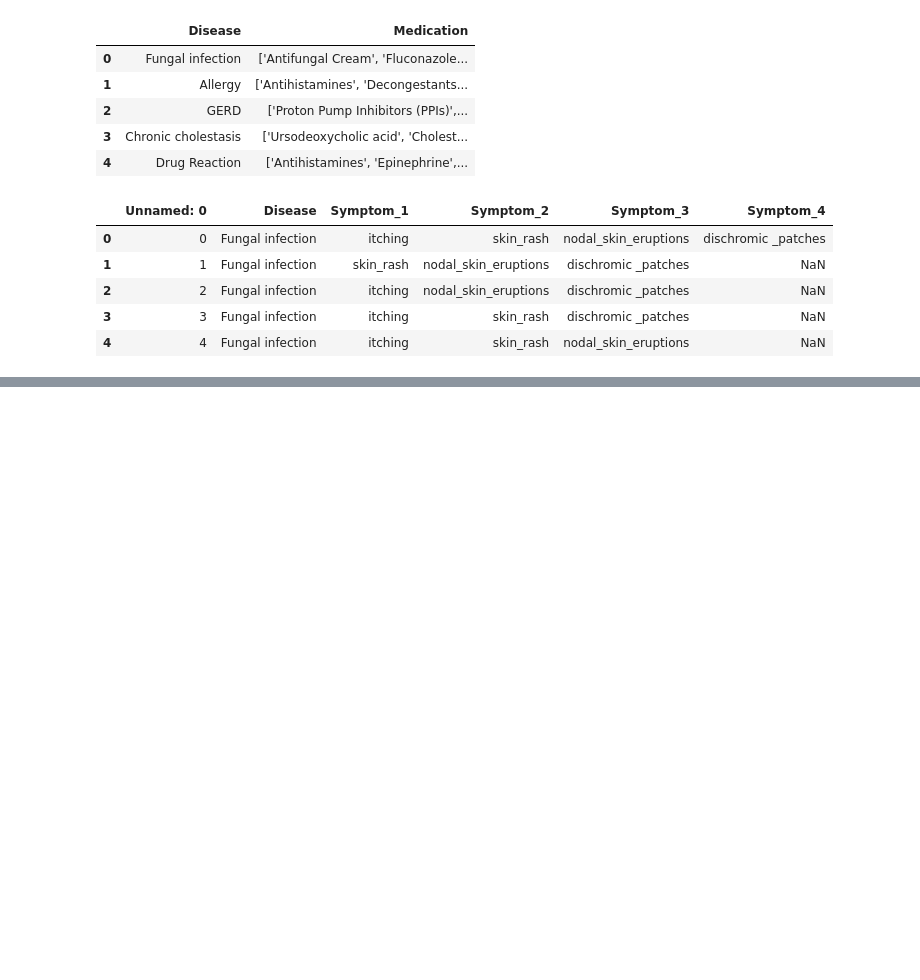
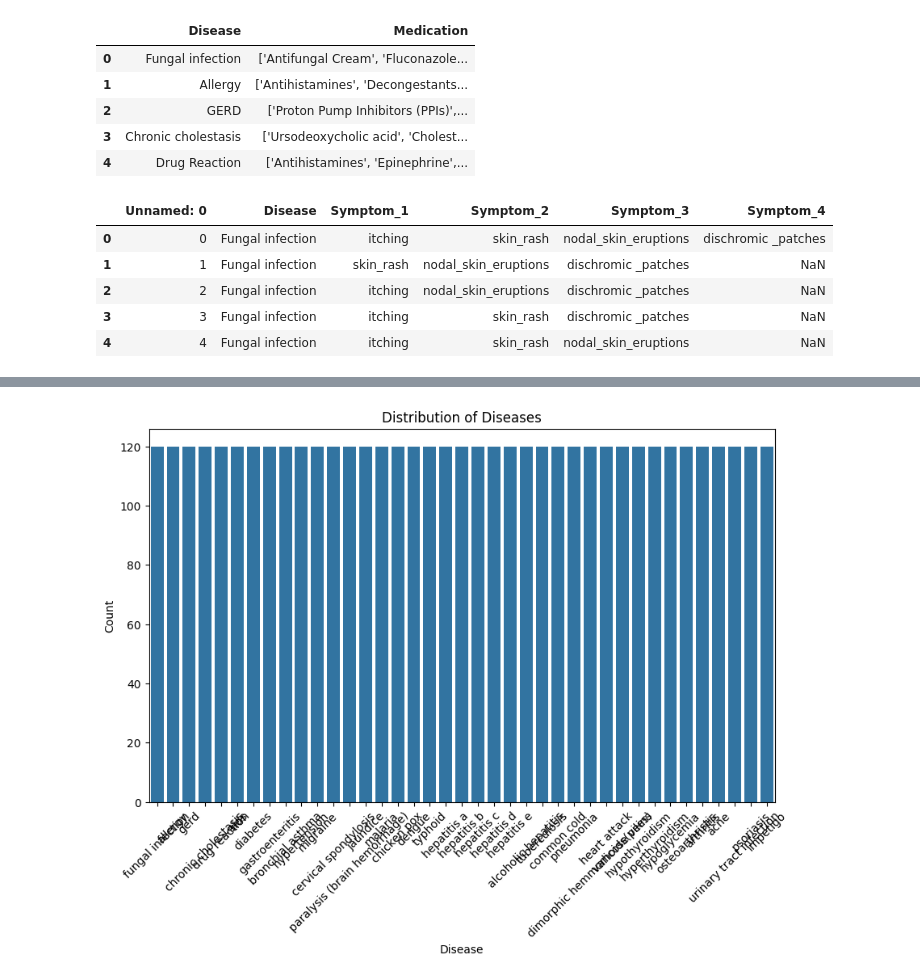
Before and after one commit to abdel3107/ia, a Jupyter notebook: models/drugPrescription.ipynb, the cells around one changed output, grey strips where cells are left out. Cells and saved outputs as stored; diff of their text form; code cells hidden in the pictures; blank space fills up the shorter version.

```diff
--- a/models/drugPrescription.ipynb
+++ b/models/drugPrescription.ipynb
@@ -52,0 +85,4 @@ symptoms_df['Disease'] = symptoms_df['Disease'].str.lower().str.strip()
+# %%
+# Merge datasets
+merged_df = symptoms_df.merge(medications_df, on='Disease', how='inner')
+merged_df = merged_df.merge(description_df, on='Disease', how='inner')
@@ -52,0 +161,4 @@ symptoms_df['Disease'] = symptoms_df['Disease'].str.lower().str.strip()
+# %%
+# Frequency of diseases
+disease_counts = merged_df['Disease'].value_counts()
+disease_counts
@@ -52,0 +183,10 @@ symptoms_df['Disease'] = symptoms_df['Disease'].str.lower().str.strip()
+# %%
+plt.figure(figsize=(10, 6))
+sns.barplot(x=disease_counts.index, y=disease_counts.values)
+plt.title("Distribution of Diseases")
+plt.xlabel("Disease")
+plt.ylabel("Count")
+plt.xticks(rotation=45)
+plt.show()
+# %% [output]
+[figure, added]
```
Also changed, not shown: parts of 30 cells of this notebook, 4 other files.
